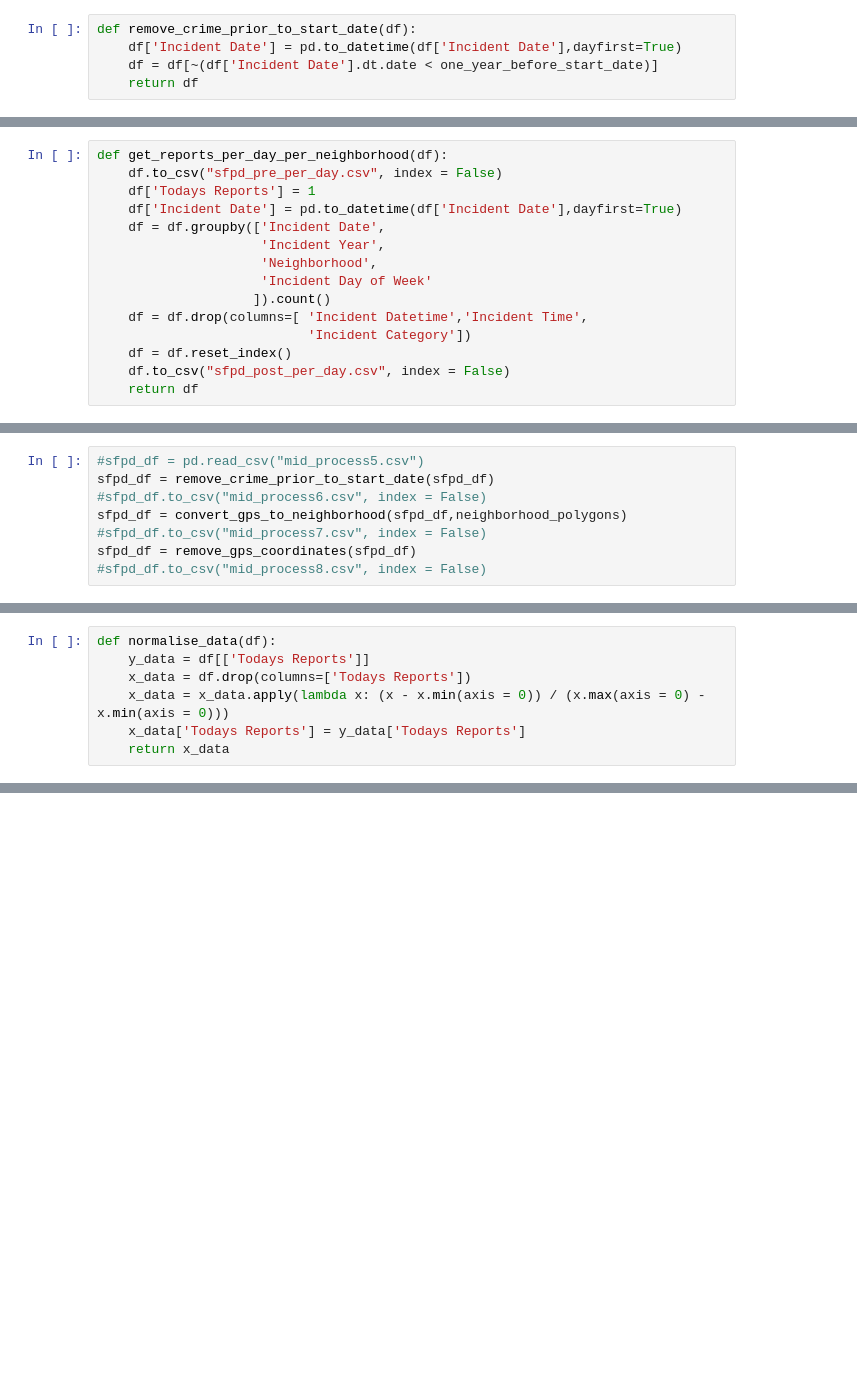
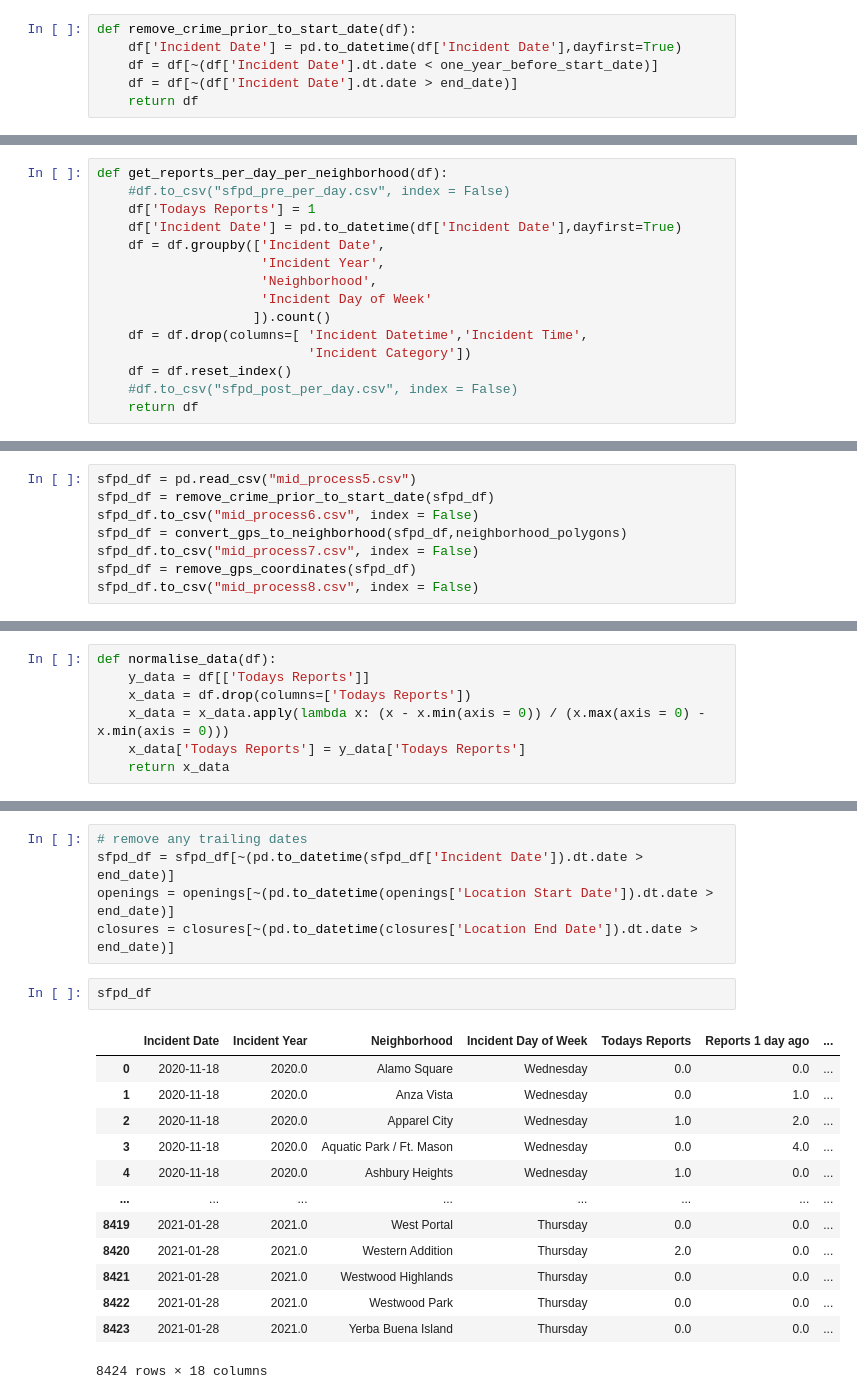
Before and after one commit to CBProgramming/CrimePrediction, a Jupyter notebook: 00 - Dataset Generator Template.ipynb, the cells around one changed output, grey strips where cells are left out. Cells and saved outputs as stored; diff of their text form; blank space fills up the shorter version.

```diff
--- a/00 - Dataset Generator Template.ipynb
+++ b/00 - Dataset Generator Template.ipynb
@@ -141,6 +141,7 @@ def remove_rows_of_non_crime(df):
 def remove_crime_prior_to_start_date(df):
     df['Incident Date'] = pd.to_datetime(df['Incident Date'],dayfirst=True)
     df = df[~(df['Incident Date'].dt.date < one_year_before_start_date)]
+    df = df[~(df['Incident Date'].dt.date > end_date)]
     return df
 # %%
 def convert_gps_to_neighborhood(df,neighborhood_polygons):
@@ -175,7 +176,7 @@ def remove_gps_coordinates(df):
     return df
 # %%
 def get_reports_per_day_per_neighborhood(df):
-    df.to_csv("sfpd_pre_per_day.csv", index = False)
+    #df.to_csv("sfpd_pre_per_day.csv", index = False)
     df['Todays Reports'] = 1
     df['Incident Date'] = pd.to_datetime(df['Incident Date'],dayfirst=True)
     df = df.groupby(['Incident Date',
@@ -186,7 +187,7 @@ def get_reports_per_day_per_neighborhood(df):
     df = df.drop(columns=[ 'Incident Datetime','Incident Time',
                            'Incident Category'])
     df = df.reset_index()
-    df.to_csv("sfpd_post_per_day.csv", index = False)
+    #df.to_csv("sfpd_post_per_day.csv", index = False)
     return df
 # %%
 def check_for_missing_neighborhoods(df,neighborhoods):
@@ -277,9 +278,9 @@ sfpd_df = remove_rows_of_non_crime(sfpd_df)
 # %%
-#sfpd_df = pd.read_csv("mid_process5.csv")
+sfpd_df = pd.read_csv("mid_process5.csv")
 sfpd_df = remove_crime_prior_to_start_date(sfpd_df)
-#sfpd_df.to_csv("mid_process6.csv", index = False)
+sfpd_df.to_csv("mid_process6.csv", index = False)
 sfpd_df = convert_gps_to_neighborhood(sfpd_df,neighborhood_polygons)
-#sfpd_df.to_csv("mid_process7.csv", index = False)
+sfpd_df.to_csv("mid_process7.csv", index = False)
 sfpd_df = remove_gps_coordinates(sfpd_df)
-#sfpd_df.to_csv("mid_process8.csv", index = False)
+sfpd_df.to_csv("mid_process8.csv", index = False)
 # %%
@@ -726,0 +972,21 @@ business_df.shape
+# %%
+# remove any trailing dates
+sfpd_df = sfpd_df[~(pd.to_datetime(sfpd_df['Incident Date']).dt.date > end_date)]
+openings = openings[~(pd.to_datetime(openings['Location Start Date']).dt.date > end_date)]
+closures = closures[~(pd.to_datetime(closures['Location End Date']).dt.date > end_date)]
+# %%
+sfpd_df
+# %% [output]
+|  | Incident Date | Incident Year | Neighborhood | Incident Day of Week | Todays Reports | Reports 1 day ago | ... |
+| 0 | 2020-11-18 | 2020.0 | Alamo Square | Wednesday | 0.0 | 0.0 | ... |
+| 1 | 2020-11-18 | 2020.0 | Anza Vista | Wednesday | 0.0 | 1.0 | ... |
+| 2 | 2020-11-18 | 2020.0 | Apparel City | Wednesday | 1.0 | 2.0 | ... |
+| 3 | 2020-11-18 | 2020.0 | Aquatic Park / Ft. Mason | Wednesday | 0.0 | 4.0 | ... |
+| 4 | 2020-11-18 | 2020.0 | Ashbury Heights | Wednesday | 1.0 | 0.0 | ... |
+| ... | ... | ... | ... | ... | ... | ... | ... |
+| 8419 | 2021-01-28 | 2021.0 | West Portal | Thursday | 0.0 | 0.0 | ... |
+| 8420 | 2021-01-28 | 2021.0 | Western Addition | Thursday | 2.0 | 0.0 | ... |
+| 8421 | 2021-01-28 | 2021.0 | Westwood Highlands | Thursday | 0.0 | 0.0 | ... |
+| 8422 | 2021-01-28 | 2021.0 | Westwood Park | Thursday | 0.0 | 0.0 | ... |
+| 8423 | 2021-01-28 | 2021.0 | Yerba Buena Island | Thursday | 0.0 | 0.0 | ... |
+8424 rows × 18 columns
```
Also changed, not shown: parts of 57 cells of this notebook, 4 other files.
